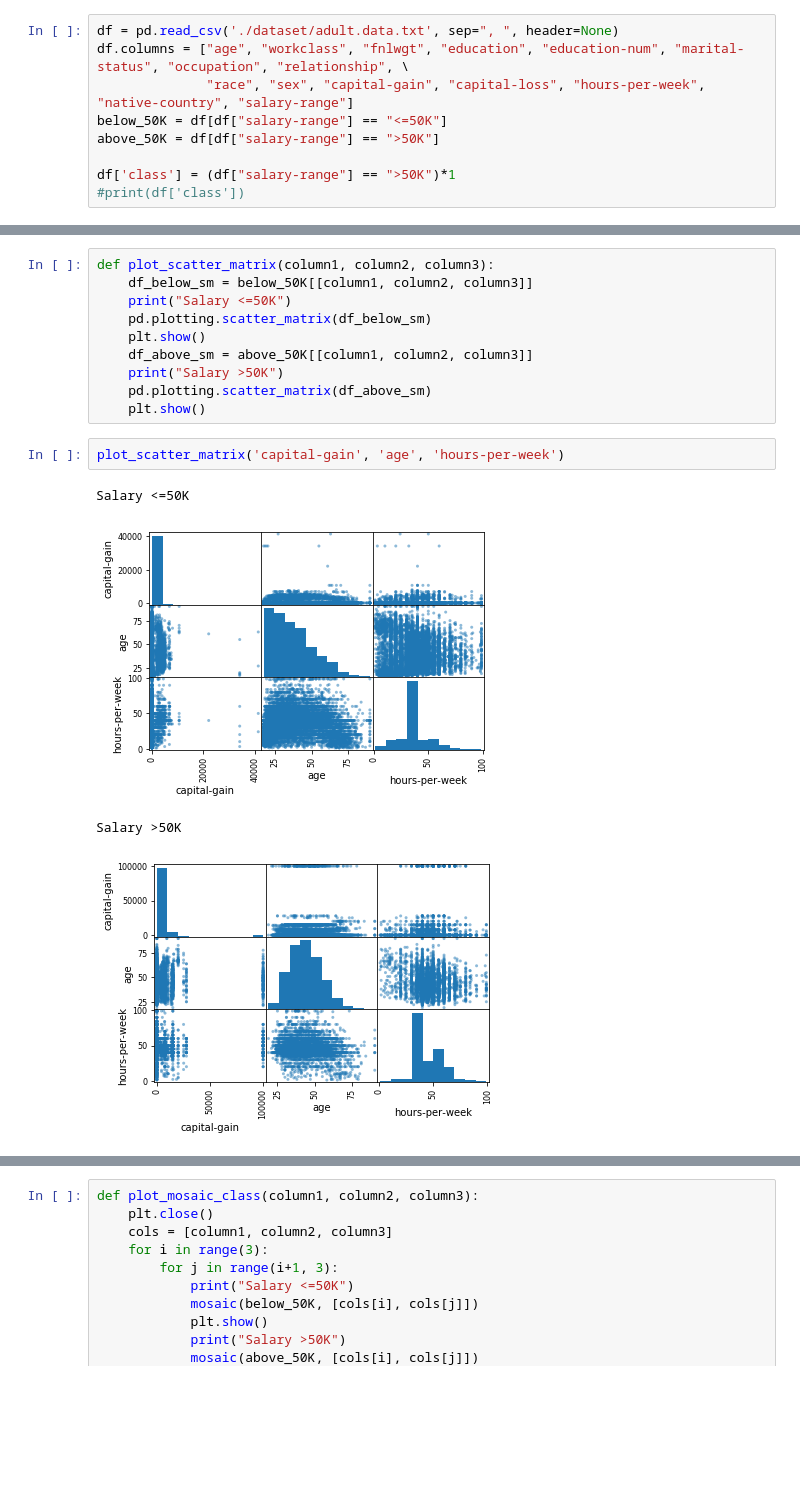
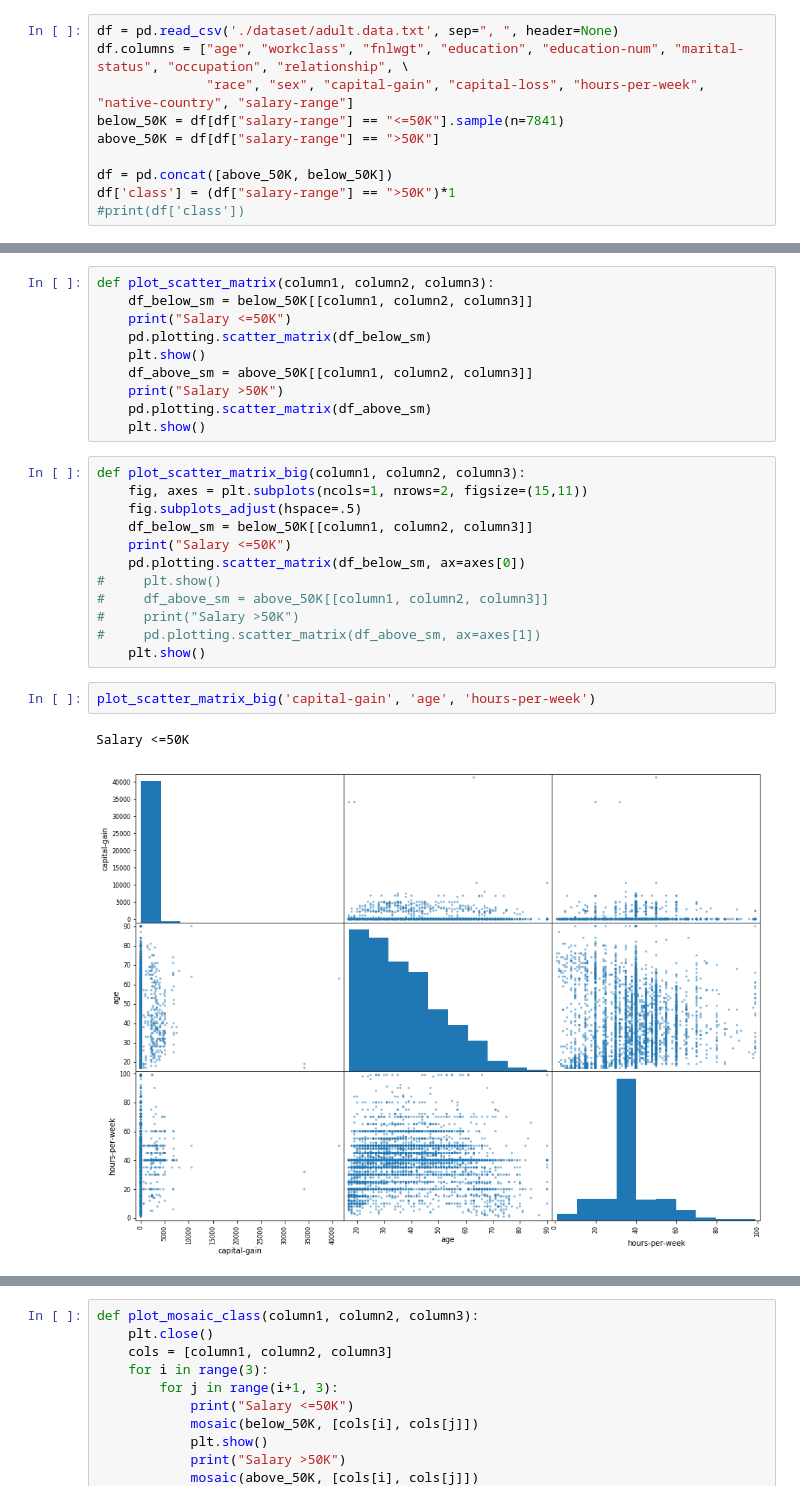
Before and after one commit to iamjagdeesh/Prediction-of-factors-influencing-salary, a Jupyter notebook: individual_attributes_analysis_jagdeesh.ipynb, the cells around one changed output, grey strips where cells are left out. Saved outputs shown, nothing was run; the diff lists cells and outputs as text; blank space fills up the shorter version.

```diff
--- a/individual_attributes_analysis_jagdeesh.ipynb
+++ b/individual_attributes_analysis_jagdeesh.ipynb
@@ -7,9 +7,10 @@ from statsmodels.graphics.mosaicplot import mosaic
 df = pd.read_csv('./dataset/adult.data.txt', sep=", ", header=None)
 df.columns = ["age", "workclass", "fnlwgt", "education", "education-num", "marital-status", "occupation", "relationship", \
               "race", "sex", "capital-gain", "capital-loss", "hours-per-week", "native-country", "salary-range"]
-below_50K = df[df["salary-range"] == "<=50K"]
+below_50K = df[df["salary-range"] == "<=50K"].sample(n=7841)
 above_50K = df[df["salary-range"] == ">50K"]
 
+df = pd.concat([above_50K, below_50K])
 df['class'] = (df["salary-range"] == ">50K")*1
 #print(df['class'])
 # %%
@@ -111,10 +145,20 @@ def plot_scatter_matrix(column1, column2, column3):
     print("Salary >50K")
     pd.plotting.scatter_matrix(df_above_sm)
     plt.show()
+# %%
+def plot_scatter_matrix_big(column1, column2, column3):
+    fig, axes = plt.subplots(ncols=1, nrows=2, figsize=(15,11))
+    fig.subplots_adjust(hspace=.5)
+    df_below_sm = below_50K[[column1, column2, column3]]
+    print("Salary <=50K")
+    pd.plotting.scatter_matrix(df_below_sm, ax=axes[0])
+#     plt.show()
+#     df_above_sm = above_50K[[column1, column2, column3]]
+#     print("Salary >50K")
+#     pd.plotting.scatter_matrix(df_above_sm, ax=axes[1])
+    plt.show()
 # %%
-plot_scatter_matrix('capital-gain', 'age', 'hours-per-week')
+plot_scatter_matrix_big('capital-gain', 'age', 'hours-per-week')
 # %% [output]
 Salary <=50K
-[figure, old version]
+[figure, new version]
-Salary >50K
-[figure, removed]
```
Also changed, not shown: parts of 7 cells of this notebook.
